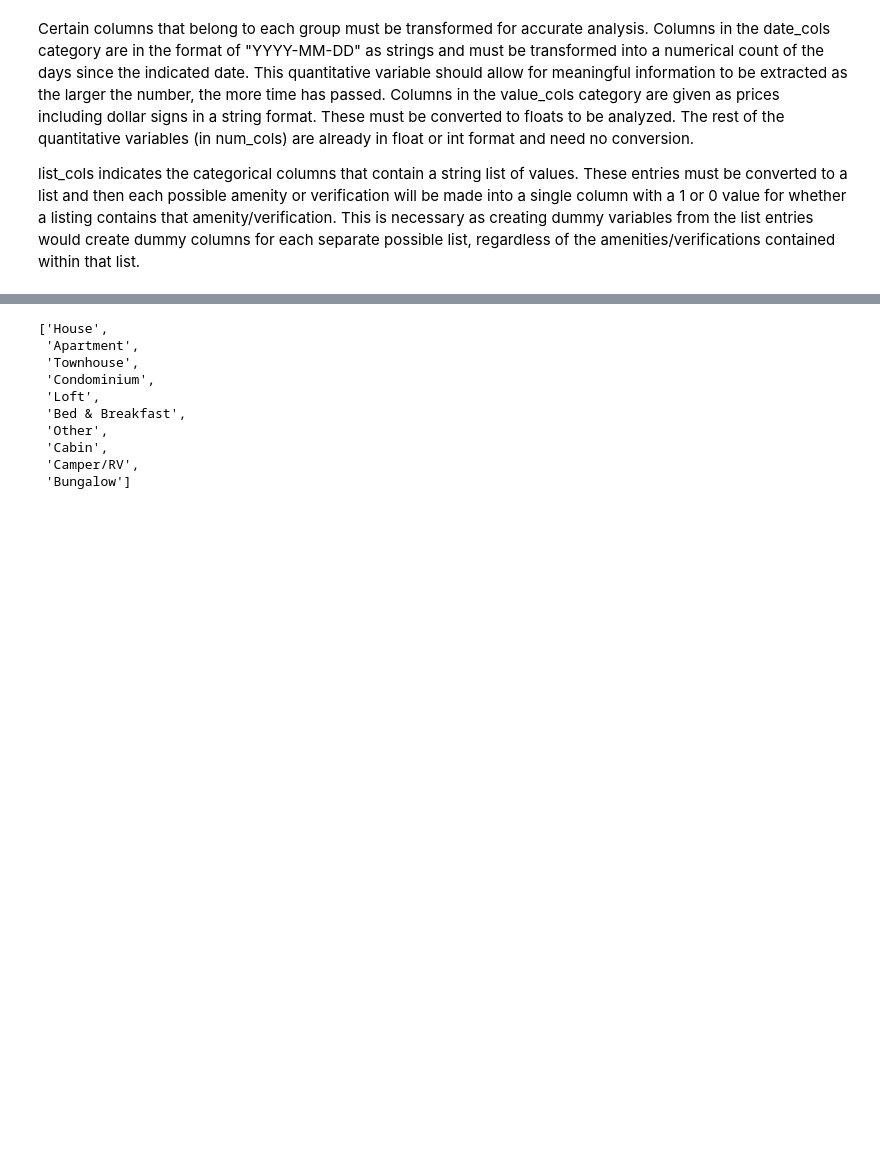
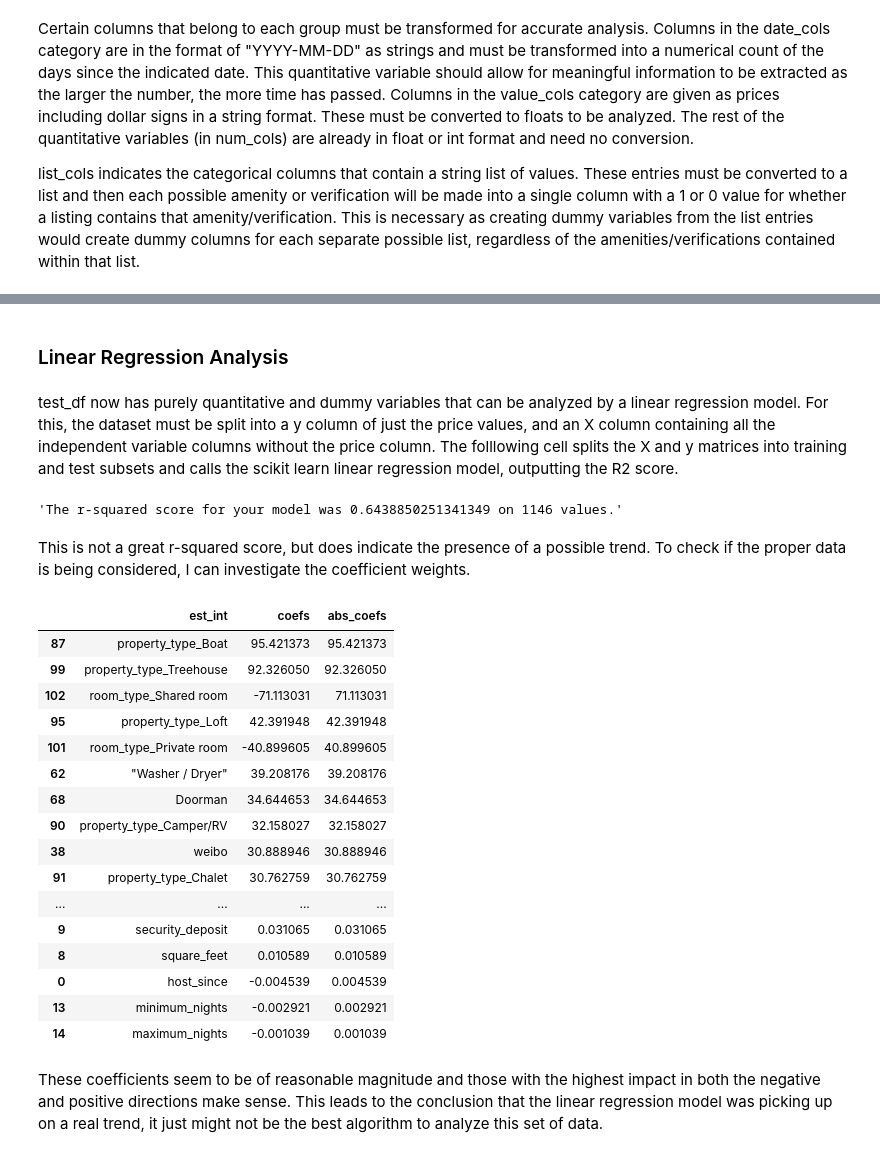
Before and after one commit to justinh523/BlogPostProject, a Jupyter notebook: Project_master.ipynb, the cells around one changed output, grey strips where cells are left out. Drawn from its saved outputs; the diff is of its cells as text; code cells hidden in the pictures; blank space fills up the shorter version.

```diff
--- a/Project_master.ipynb
+++ b/Project_master.ipynb
@@ -340,7 +211,0 @@ Text(0.5, 0, 'Distance from Downtown Seattle (km)')
-# %%
-price_dict = {}
-for col in test_df.columns[pd.Series(test_df.columns).str.startswith('property')]:
-    price_dict[col] = 0
-    for i in test_df[col].index:
-        if test_df[col][i] == 1:
-            price_dict[col] += (test_df['price'][i] * (365 - test_df['availability_365'][i]))
@@ -376,18 +211,0 @@ Text(0.5, 0, 'Listing Property Type')
-# %%
-viable = []
-for i in list_df['property_type'].value_counts().index:
-    if list_df['property_type'].value_counts()[i] >= 10:
-        viable.append(i)
-
-viable
-# %% [output]
-['House',
- 'Apartment',
- 'Townhouse',
- 'Condominium',
- 'Loft',
- 'Bed & Breakfast',
- 'Other',
- 'Cabin',
- 'Camper/RV',
- 'Bungalow']
@@ -393,0 +224,52 @@ viable
+# %% [markdown]
+### Linear Regression Analysis
+# %% [markdown]
+test_df now has purely quantitative and dummy variables that can be analyzed by a linear regression model. For this, the dataset must be split into a y column of just the price values, and an X column containing all the independent variable columns without the price column. The folllowing cell splits the X and y matrices into training and test subsets and calls the scikit learn linear regression model, outputting the R2 score.
+# %%
+y = test_df['price']
+X = test_df.drop(['price'], axis=1)
+# %%
+X_train, X_test, y_train, y_test = train_test_split(X, y, test_size = .30, random_state=28)
+
+lm_model = LinearRegression(normalize=True) # Instantiate
+lm_model.fit(X_train, y_train) #Fit
+
+#Predict and score the model
+y_test_preds = lm_model.predict(X_test)
+"The r-squared score for your model was {} on {} values.".format(r2_score(y_test, y_test_preds), len(y_test))
+# %% [output]
+'The r-squared score for your model was 0.6438850251341349 on 1146 values.'
+# %% [markdown]
+This is not a great r-squared score, but does indicate the presence of a possible trend. To check if the proper data is being considered, I can investigate the coefficient weights.
+# %%
+def coef_weights(coefficients, X_train):
+    coefs_df = pd.DataFrame()
+    coefs_df['est_int'] = X_train.columns
+    coefs_df['coefs'] = lm_model.coef_
+    coefs_df['abs_coefs'] = np.abs(lm_model.coef_)
+    coefs_df = coefs_df.sort_values('abs_coefs', ascending=False)
+    return coefs_df
+
+coef_df = coef_weights(lm_model.coef_, X_train)
+pd.set_option("max_rows", None)
+coef_df
+# %% [output]
+|  | est_int | coefs | abs_coefs |
+| 87 | property_type_Boat | 95.421373 | 95.421373 |
+| 99 | property_type_Treehouse | 92.326050 | 92.326050 |
+| 102 | room_type_Shared room | -71.113031 | 71.113031 |
+| 95 | property_type_Loft | 42.391948 | 42.391948 |
+| 101 | room_type_Private room | -40.899605 | 40.899605 |
+| 62 | "Washer / Dryer" | 39.208176 | 39.208176 |
+| 68 | Doorman | 34.644653 | 34.644653 |
+| 90 | property_type_Camper/RV | 32.158027 | 32.158027 |
+| 38 | weibo | 30.888946 | 30.888946 |
+| 91 | property_type_Chalet | 30.762759 | 30.762759 |
+| ... | ... | ... | ... |
+| 9 | security_deposit | 0.031065 | 0.031065 |
+| 8 | square_feet | 0.010589 | 0.010589 |
+| 0 | host_since | -0.004539 | 0.004539 |
+| 13 | minimum_nights | -0.002921 | 0.002921 |
+| 14 | maximum_nights | -0.001039 | 0.001039 |
+# %% [markdown]
+These coefficients seem to be of reasonable magnitude and those with the highest impact in both the negative and positive directions make sense. This leads to the conclusion that the linear regression model was picking up on a real trend, it just might not be the best algorithm to analyze this set of data.
```
Also changed, not shown: parts of 39 cells of this notebook, 1 other file.
